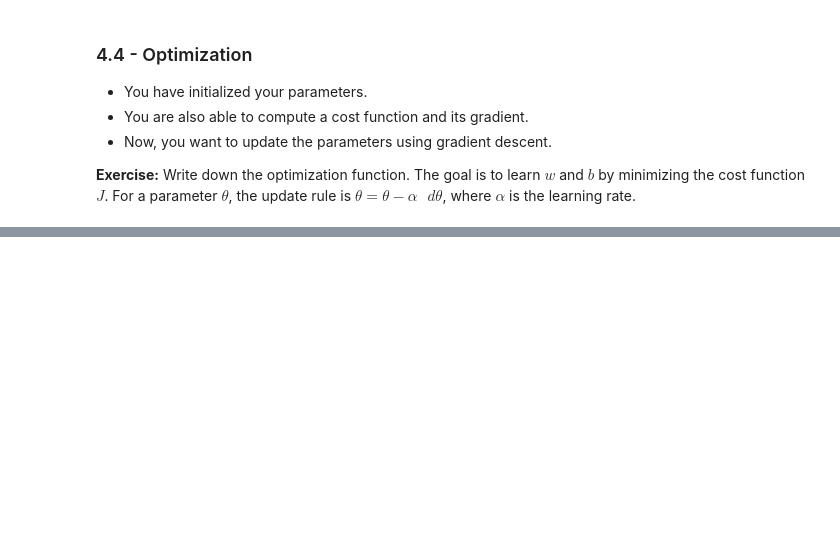
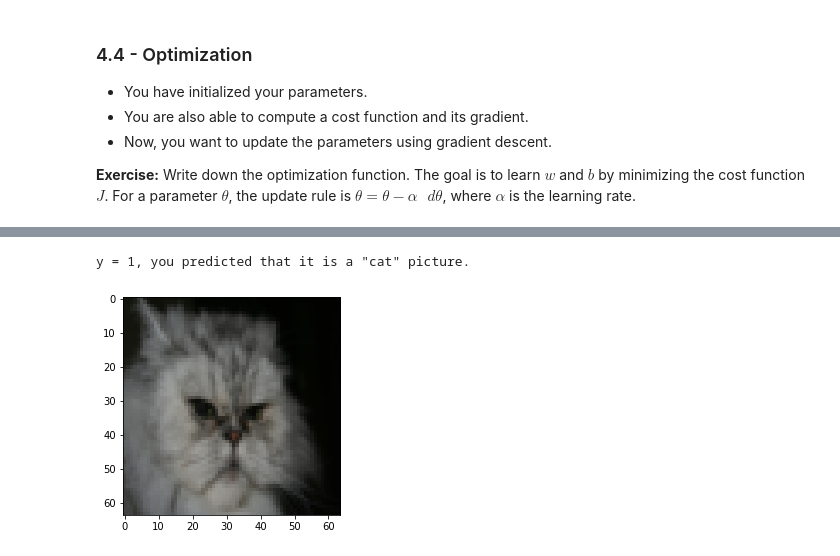
Before and after one commit to SamuelBFG/DL-studies, a Jupyter notebook: Deep Learning Cousera/Week 2/logistic regression - binary classification.ipynb, the cells around one changed output, grey strips where cells are left out. Drawn from its saved outputs; the diff is of its cells as text; code cells hidden in the pictures; blank space fills up the shorter version.

```diff
--- a/Deep Learning Cousera/Week 2/logistic regression - binary classification.ipynb
+++ b/Deep Learning Cousera/Week 2/logistic regression - binary classification.ipynb
@@ -470,0 +690,8 @@ def optimize(w, b, X, Y, num_iterations, learning_rate, print_cost = False):
+# %%
+# Example of a picture that was wrongly classified.
+index = 12
+plt.imshow(test_set_x[:,index].reshape((num_px, num_px, 3)))
+print ("y = " + str(test_set_y[0,int(index)]) + ", you predicted that it is a \"" + classes[int(d["Y_prediction_test"][0,int(index)])].decode("utf-8") +  "\" picture.")
+# %% [output]
+y = 1, you predicted that it is a "cat" picture.
+[figure, added]
```
Also changed, not shown: parts of 25 cells of this notebook, 6 other files.
